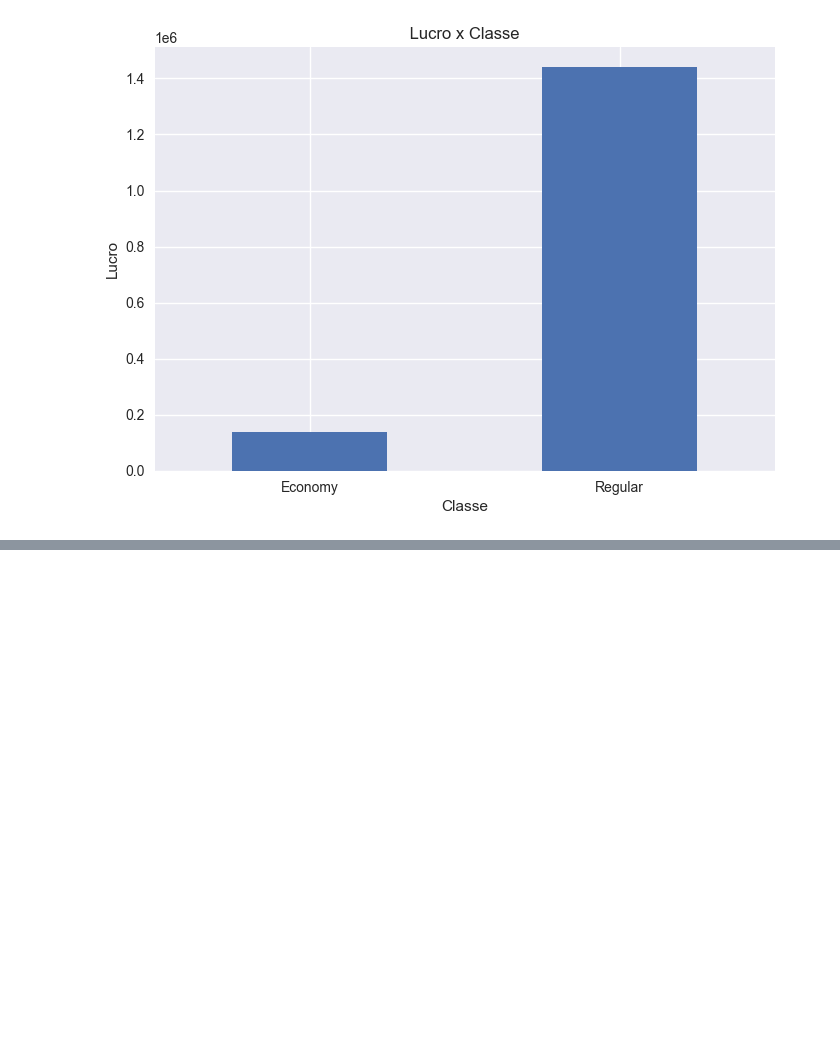
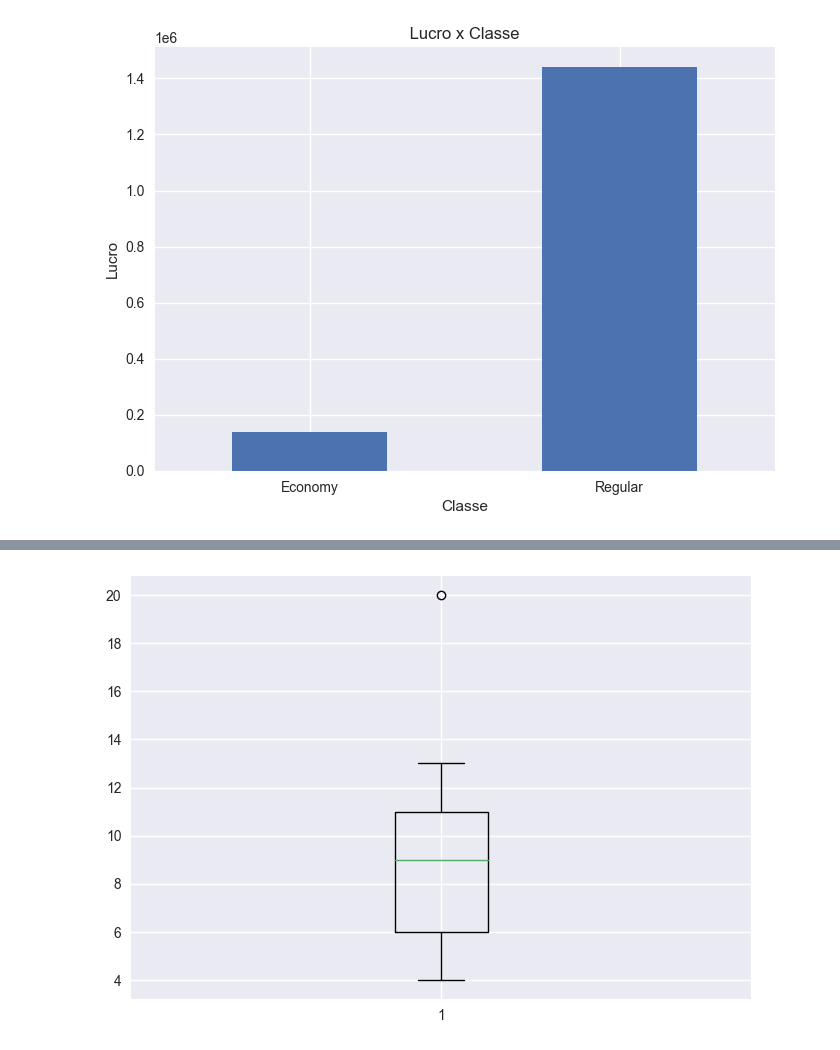
Before and after one commit to Shuruder/Project-Data-Analisys-Pandas, a Jupyter notebook: analiseExploratoriaDados.ipynb, the cells around one changed output, grey strips where cells are left out. Drawn from its saved outputs; the diff is of its cells as text; code cells hidden in the pictures; blank space fills up the shorter version.

```diff
--- a/analiseExploratoriaDados.ipynb
+++ b/analiseExploratoriaDados.ipynb
@@ -231,0 +244,5 @@ plt.xticks(rotation='horizontal');
+# %%
+# Gráfico de boxplot
+plt.boxplot(df["Tempo_envio"]);
+# %% [output]
+[figure, added]
```
Also changed, not shown: parts of 6 cells of this notebook.
